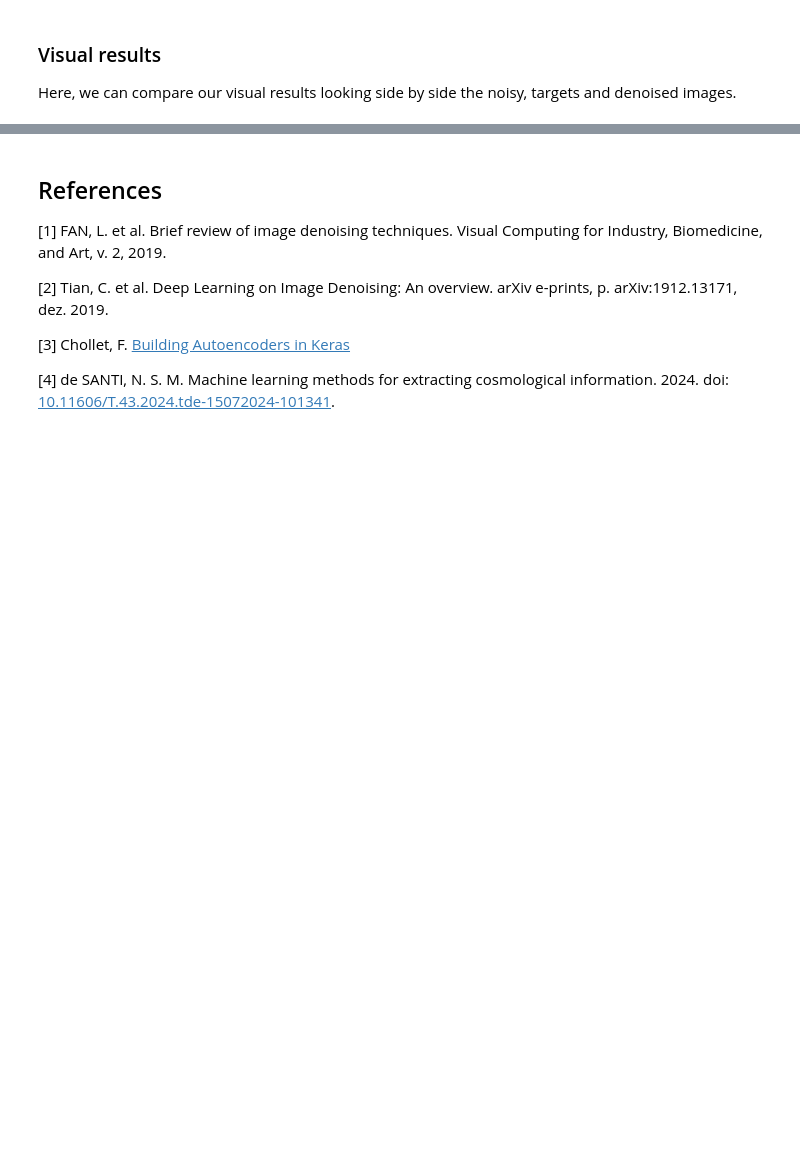
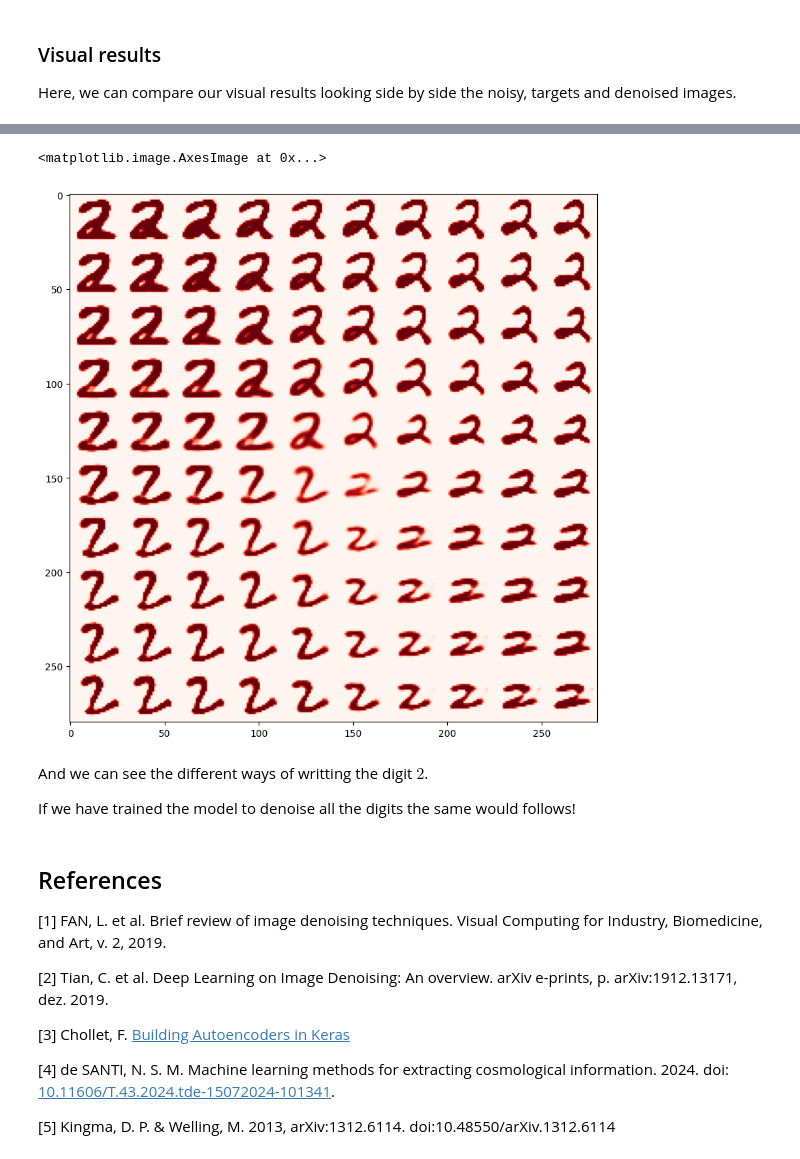
Before and after one commit to natalidesanti/image_denoising, a Jupyter notebook: VAEautoencoder.ipynb, the cells around one changed output, grey strips where cells are left out. Cells and saved outputs as stored; diff of their text form; code cells hidden in the pictures; blank space fills up the shorter version.

```diff
--- a/VAEautoencoder.ipynb
+++ b/VAEautoencoder.ipynb
@@ -343,3 +404,29 @@ These images are almost perfect and they are similar to the results we found wit
+# %%
+# Display a 2D manifold of the digits
+n = 10
+digit_size = 28
+figure = np.zeros((digit_size * n, digit_size * n))
+
+grid_x = np.linspace(-10, 10, n)
+grid_y = np.linspace(-10, 10, n)
+
+for i, yi in enumerate(grid_x):
+    for j, xi in enumerate(grid_y):
+        z_sample = np.array([[xi, yi, xi, yi, xi, yi, xi, yi, xi, yi, xi, yi, xi, yi, xi, yi]])
+        x_decoded = decoder.predict(z_sample)
+        digit = x_decoded[0].reshape(digit_size, digit_size)
+        figure[i * digit_size: (i + 1) * digit_size,
+               j * digit_size: (j + 1) * digit_size] = digit
+
+plt.figure(figsize = (10, 10))
+plt.imshow(figure, cmap = 'Reds')
+# %% [output]
+<matplotlib.image.AxesImage at 0x...>
+[figure, added]
+# %% [markdown]
+And we can see the different ways of writting the digit $2$.
+
+If we have trained the model to denoise all the digits the same would follows!
 # %% [markdown]
 ## References
 
@@ -350,3 +437,5 @@ These images are almost perfect and they are similar to the results we found wit
 [3] Chollet, F. [Building Autoencoders in Keras](https://blog.keras.io/building-autoencoders-in-keras.html)
 
 [4] de SANTI, N. S. M. Machine learning methods for extracting cosmological information. 2024. doi: [10.11606/T.43.2024.tde-15072024-101341](https://www.teses.usp.br/teses/disponiveis/43/43134/tde-15072024-101341/en.php).
+
+[5] Kingma, D. P. \& Welling, M. 2013, arXiv:1312.6114. doi:10.48550/arXiv.1312.6114
```
Also changed, not shown: parts of 18 cells of this notebook, 1 other file.
